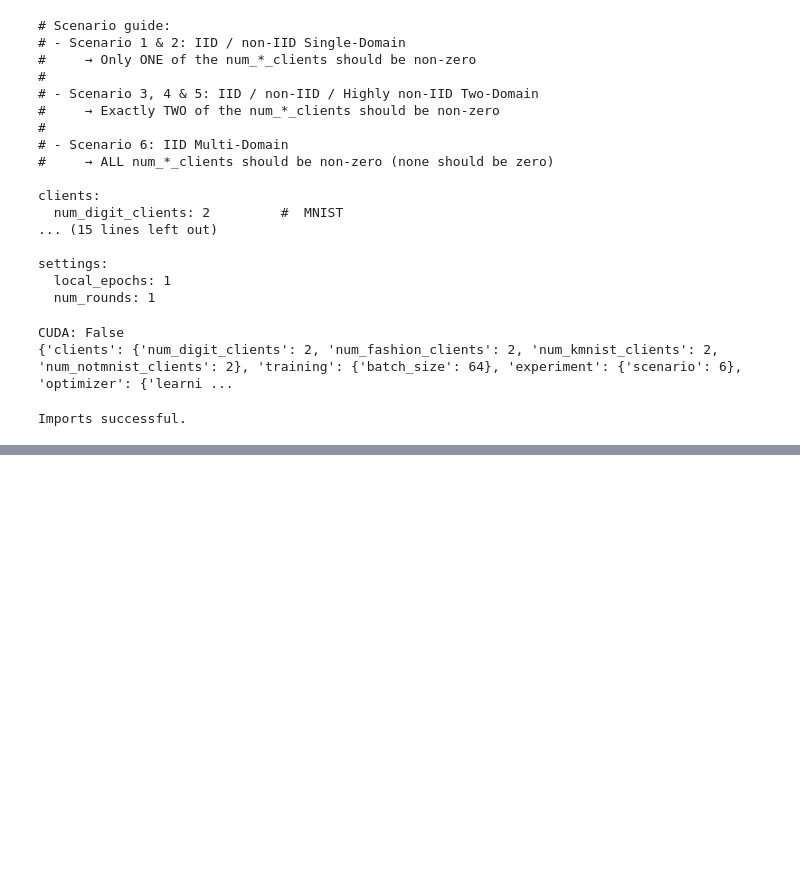
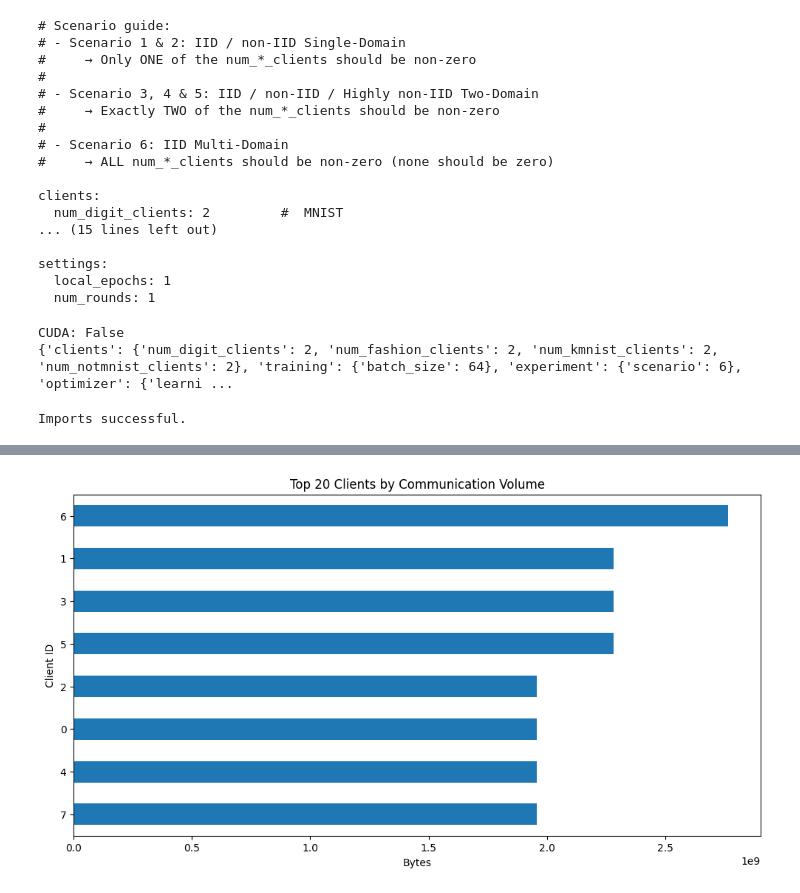
Before and after one commit to ayman-dayf/HuSCF-Comm, a Jupyter notebook: ReRun_HuSCF_Add_Comm.ipynb, the cells around one changed output, grey strips where cells are left out. Drawn from its saved outputs; the diff is of its cells as text; code cells hidden in the pictures; blank space fills up the shorter version.

```diff
--- a/ReRun_HuSCF_Add_Comm.ipynb
+++ b/ReRun_HuSCF_Add_Comm.ipynb
@@ -140,0 +255,8 @@ df.head()
+# %%
+client_traffic = (
+    df.groupby("client_id")["serialized_bytes"]
+      .sum()
+      .sort_values(ascending=False)
+)
+
+client_traffic.head(20) / 1024**2
@@ -140,0 +275,14 @@ df.head()
+# %%
+plt.figure(figsize=(12, 6))
+
+client_traffic.head(20).sort_values().plot(
+    kind="barh"
+)
+
+plt.xlabel("Bytes")
+plt.ylabel("Client ID")
+plt.title("Top 20 Clients by Communication Volume")
+
+plt.show()
+# %% [output]
+[figure, added]
```
Also changed, not shown: parts of 12 cells of this notebook.
